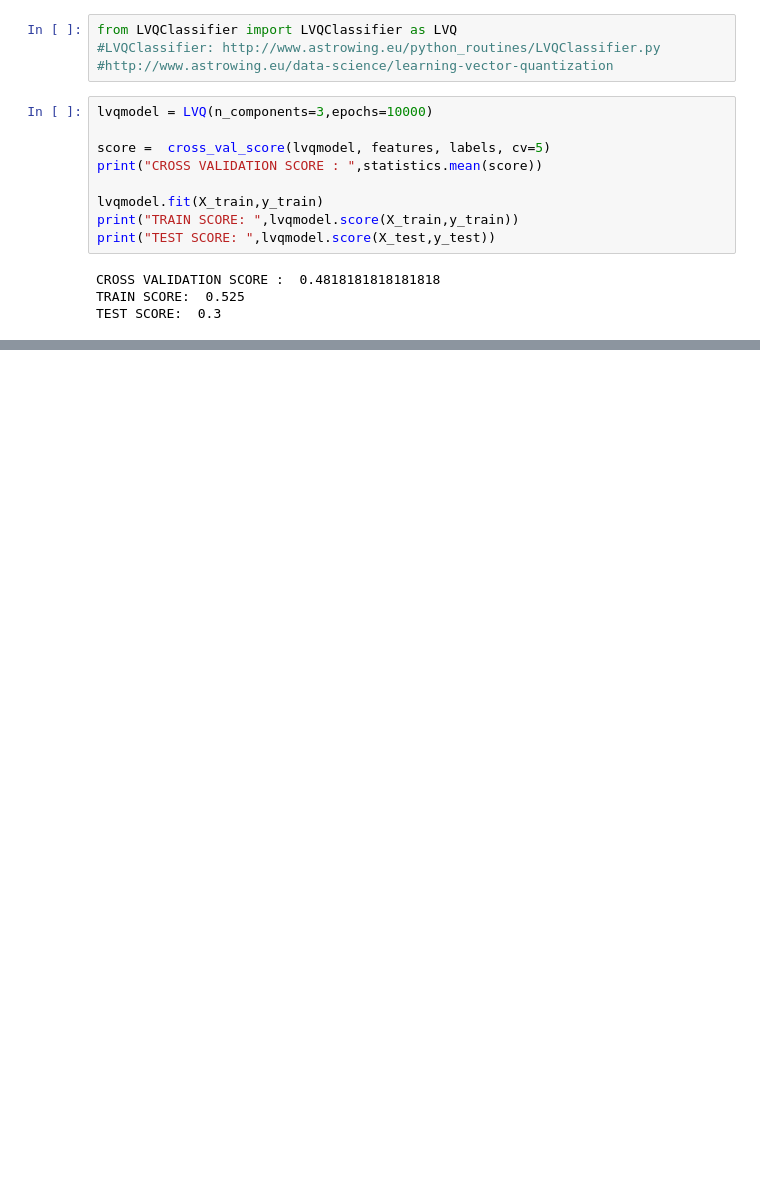
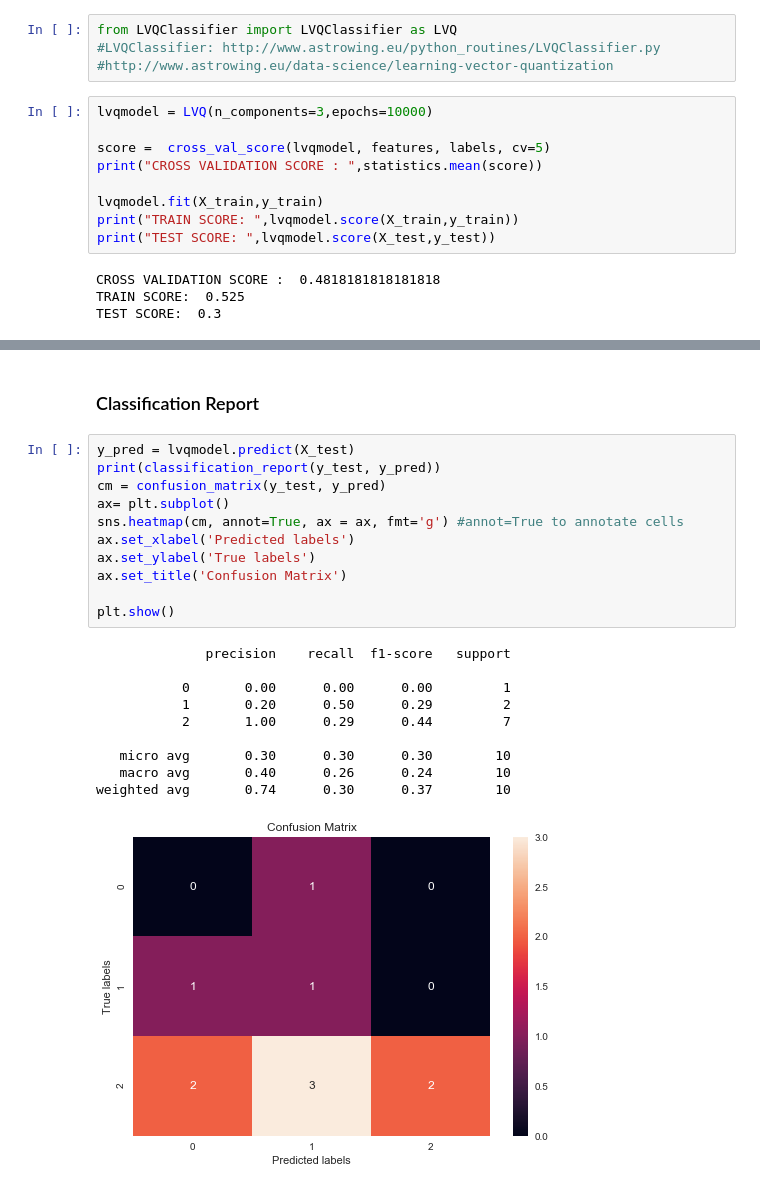
Before and after one commit to Khawaritzmi/ML-ANN, a Jupyter notebook: 2.MLP-LVQ Comparison/MLP-LVQ Comparison.ipynb, the cells around one changed output, grey strips where cells are left out. Cells and saved outputs as stored; diff of their text form; blank space fills up the shorter version.

```diff
--- a/2.MLP-LVQ Comparison/MLP-LVQ Comparison.ipynb
+++ b/2.MLP-LVQ Comparison/MLP-LVQ Comparison.ipynb
@@ -172,0 +159,24 @@ Name: Genre, dtype: int32
+# %% [markdown]
+### Classification Report
+# %%
+y_pred = lvqmodel.predict(X_test)
+print(classification_report(y_test, y_pred))
+cm = confusion_matrix(y_test, y_pred)
+ax= plt.subplot()
+sns.heatmap(cm, annot=True, ax = ax, fmt='g') #annot=True to annotate cells
+ax.set_xlabel('Predicted labels')
+ax.set_ylabel('True labels')
+ax.set_title('Confusion Matrix')
+
+plt.show()
+# %% [output]
+              precision    recall  f1-score   support
+
+           0       0.00      0.00      0.00         1
+           1       0.20      0.50      0.29         2
+           2       1.00      0.29      0.44         7
+
+   micro avg       0.30      0.30      0.30        10
+   macro avg       0.40      0.26      0.24        10
+weighted avg       0.74      0.30      0.37        10
+[figure, added]
```
Also changed, not shown: parts of 4 cells of this notebook, 1 other file.
